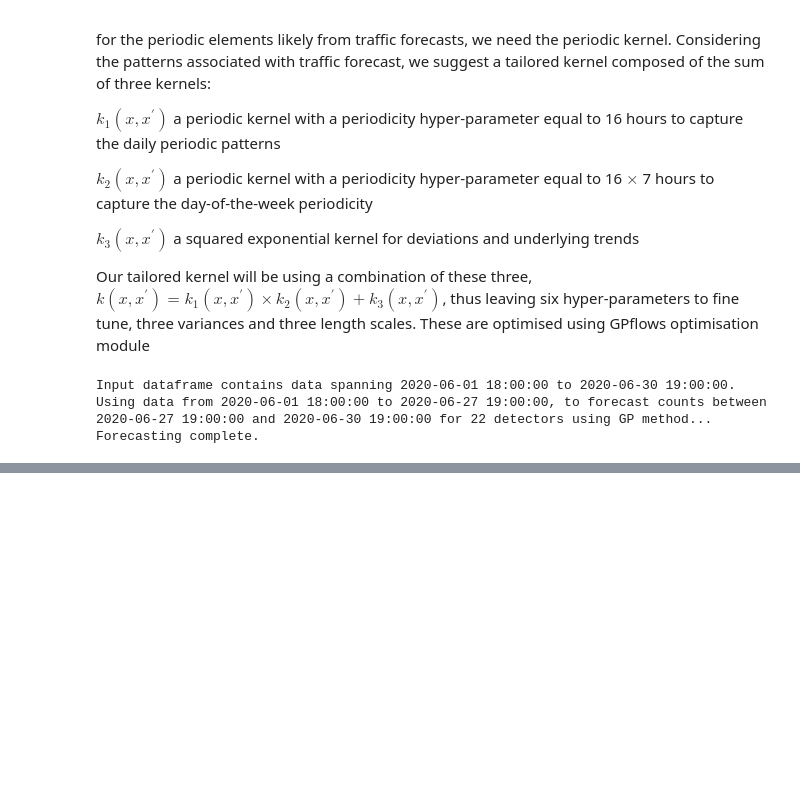
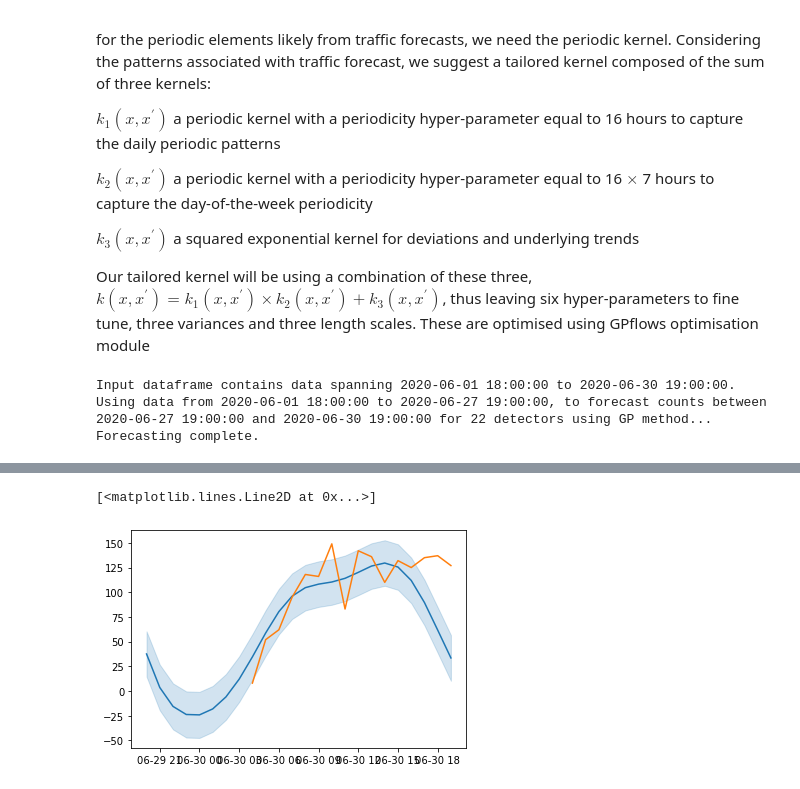
Before and after one commit to TeddyTW/SpatialScan, a Jupyter notebook: notebooks/JamCam_TSA.ipynb, the cells around one changed output, grey strips where cells are left out. Saved outputs shown, nothing was run; the diff lists cells and outputs as text; code cells hidden in the pictures; blank space fills up the shorter version.

```diff
--- a/notebooks/JamCam_TSA.ipynb
+++ b/notebooks/JamCam_TSA.ipynb
@@ -97,0 +251,4 @@ CB_plot(CB_GP)
+# %%
+d=0
+gp_d=gp[gp["detector_id"]==detectors[5]]
+test_d=test_data[test_data["detector_id"]==detectors[5]]
@@ -97,0 +259,14 @@ CB_plot(CB_GP)
+# %%
+plt.plot(gp_d["measurement_end_utc"],gp_d["n_vehicles_in_interval"])
+plt.fill_between(
+    gp_d["measurement_end_utc"],
+    gp_d["n_vehicles_in_interval"] - 1.96 * np.sqrt(gp_d["prediction_variance"]),
+    gp_d["n_vehicles_in_interval"] + 1.96 * np.sqrt(gp_d["prediction_variance"]),
+    color="C0",
+    alpha=0.2,
+)
+plt.plot(test_d["measurement_end_utc"],test_d["n_vehicles_in_interval"])
+#fig, ax = plt.subplots()
+# %% [output]
+[<matplotlib.lines.Line2D at 0x...>]
+[figure, added]
```
Also changed, not shown: parts of 19 cells of this notebook, 4 other files.
